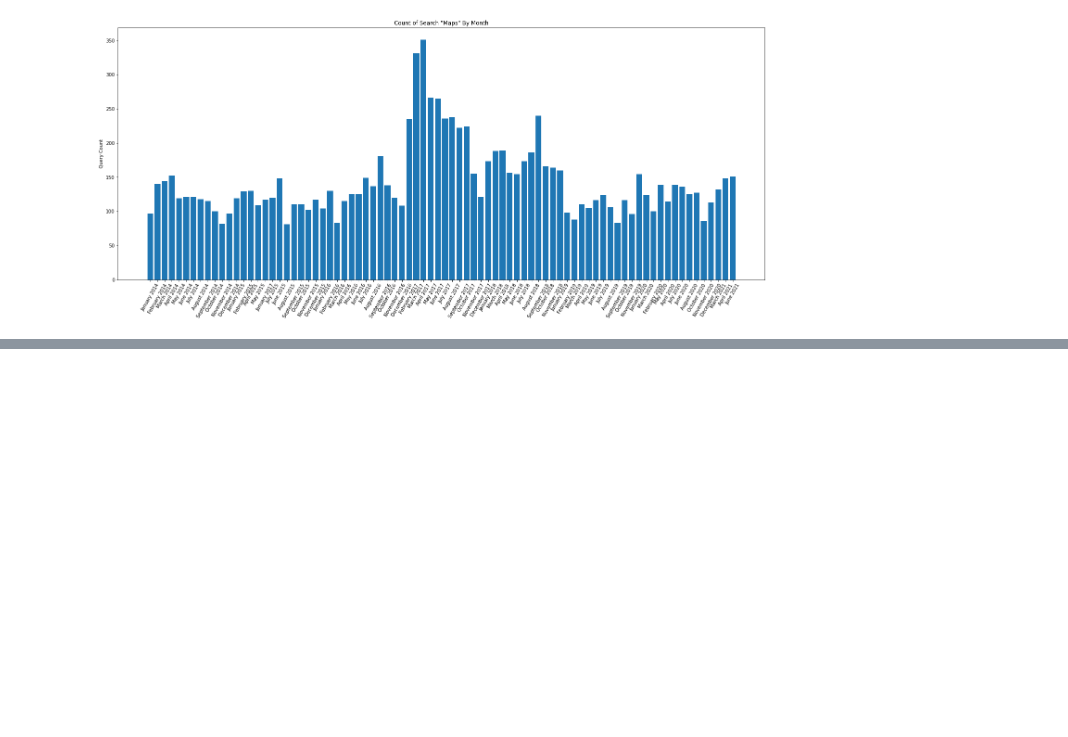
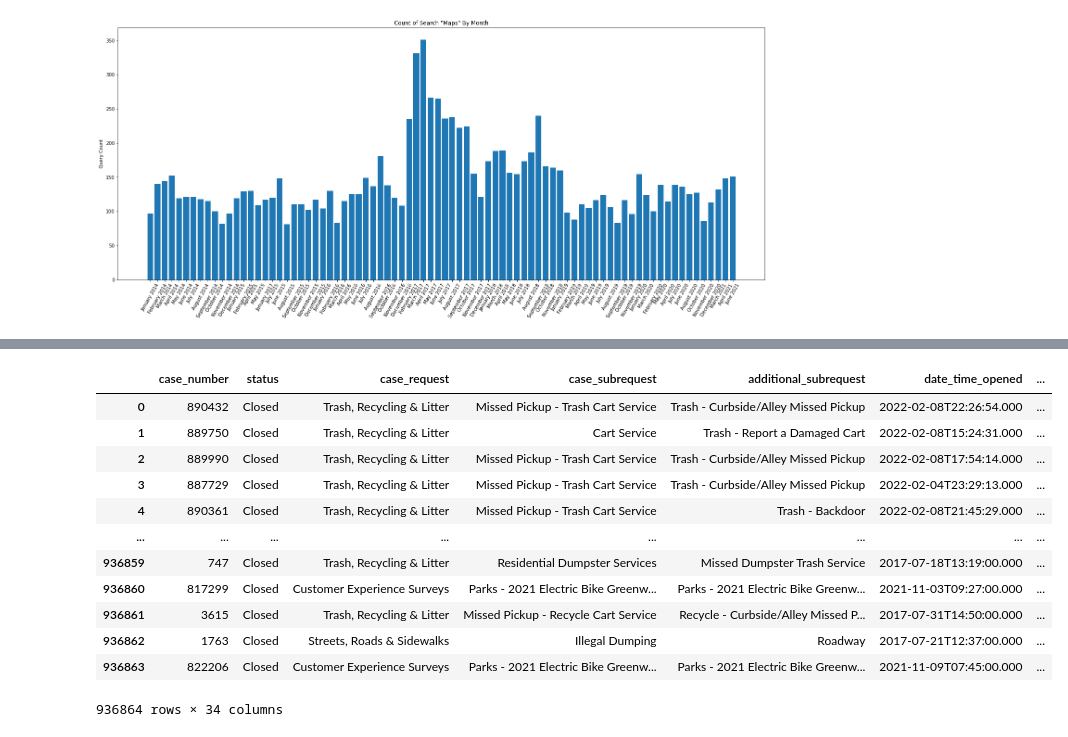
Before and after one commit to NSS-Data-Analytics-Cohort-6/socrata-api-atinglis314, a Jupyter notebook: notebooks/socrata_api_abi.ipynb, the cells around one changed output, grey strips where cells are left out. Saved outputs shown, nothing was run; the diff lists cells and outputs as text; code cells hidden in the pictures; blank space fills up the shorter version.

Commit message:
done through 5, mostly done with 6, ran out of time before code walkthrough

```diff
--- a/notebooks/socrata_api_abi.ipynb
+++ b/notebooks/socrata_api_abi.ipynb
@@ -411,0 +427,5 @@ plt.show
+# %%
+endpoint2 = 'https://data.nashville.gov/resource/7qhx-rexh.json'
+q5 = requests.get(endpoint2+'?$limit=950000')
+q5j = q5.json()
+q5j
@@ -411,0 +450,18 @@ plt.show
+# %%
+#converting to a DataFrame just to make sure my understanding of how to read a JSON is correct, for learning purposes
+q5df = pd.DataFrame(q5j)
+q5df
+# %% [output]
+|  | case_number | status | case_request | case_subrequest | additional_subrequest | date_time_opened | ... |
+| 0 | 890432 | Closed | Trash, Recycling & Litter | Missed Pickup - Trash Cart Service | Trash - Curbside/Alley Missed Pickup | 2022-02-08T22:26:54.000 | ... |
+| 1 | 889750 | Closed | Trash, Recycling & Litter | Cart Service | Trash - Report a Damaged Cart | 2022-02-08T15:24:31.000 | ... |
+| 2 | 889990 | Closed | Trash, Recycling & Litter | Missed Pickup - Trash Cart Service | Trash - Curbside/Alley Missed Pickup | 2022-02-08T17:54:14.000 | ... |
+| 3 | 887729 | Closed | Trash, Recycling & Litter | Missed Pickup - Trash Cart Service | Trash - Curbside/Alley Missed Pickup | 2022-02-04T23:29:13.000 | ... |
+| 4 | 890361 | Closed | Trash, Recycling & Litter | Missed Pickup - Trash Cart Service | Trash - Backdoor | 2022-02-08T21:45:29.000 | ... |
+| ... | ... | ... | ... | ... | ... | ... | ... |
+| 936859 | 747 | Closed | Trash, Recycling & Litter | Residential Dumpster Services | Missed Dumpster Trash Service | 2017-07-18T13:19:00.000 | ... |
+| 936860 | 817299 | Closed | Customer Experience Surveys | Parks - 2021 Electric Bike Greenw... | Parks - 2021 Electric Bike Greenw... | 2021-11-03T09:27:00.000 | ... |
+| 936861 | 3615 | Closed | Trash, Recycling & Litter | Missed Pickup - Recycle Cart Service | Recycle - Curbside/Alley Missed P... | 2017-07-31T14:50:00.000 | ... |
+| 936862 | 1763 | Closed | Streets, Roads & Sidewalks | Illegal Dumping | Roadway | 2017-07-21T12:37:00.000 | ... |
+| 936863 | 822206 | Closed | Customer Experience Surveys | Parks - 2021 Electric Bike Greenw... | Parks - 2021 Electric Bike Greenw... | 2021-11-09T07:45:00.000 | ... |
+936864 rows × 34 columns
```
Also changed, not shown: parts of 31 cells of this notebook.
